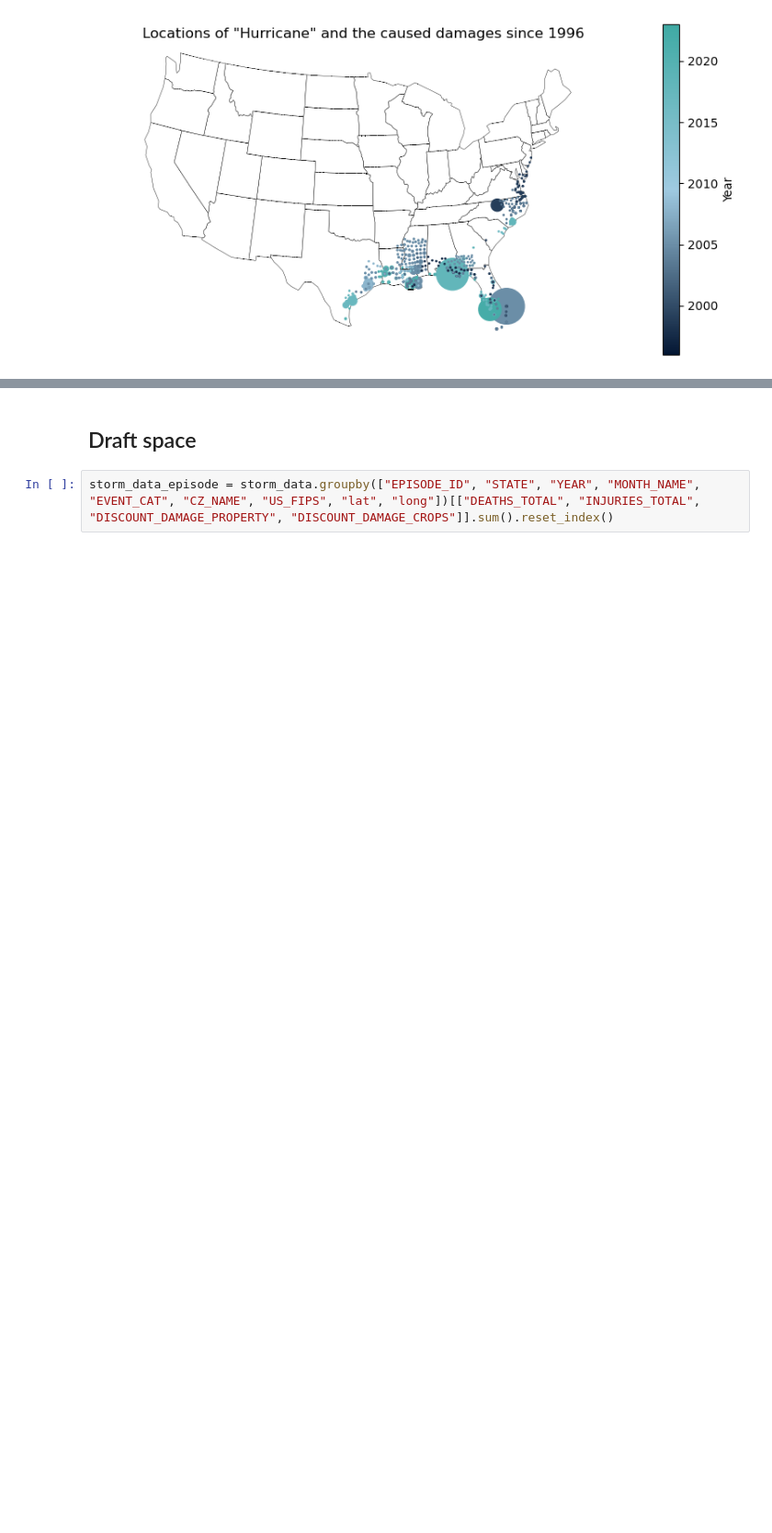
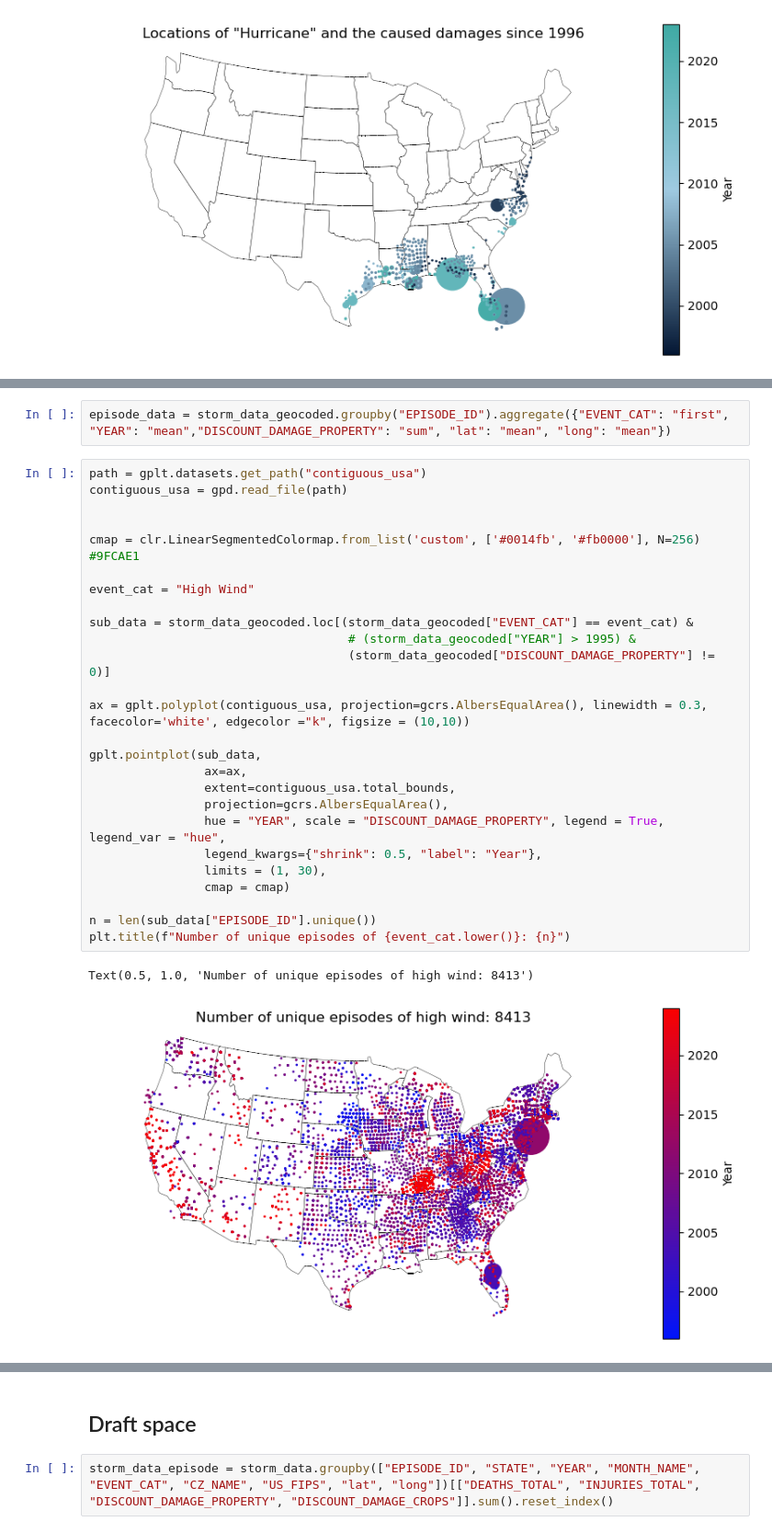
Before and after one commit to EtienneCap/USHazardModelling, a Jupyter notebook: Notebooks/exploratory_data_analysis.ipynb, the cells around one changed output, grey strips where cells are left out. Shown at 92% size. Cells and saved outputs as stored; diff of their text form; blank space fills up the shorter version.

```diff
--- a/Notebooks/exploratory_data_analysis.ipynb
+++ b/Notebooks/exploratory_data_analysis.ipynb
@@ -393,0 +391,31 @@ plt.title(f'Locations of "{event_cat}" and the caused damages since 1996');
+# %%
+episode_data = storm_data_geocoded.groupby("EPISODE_ID").aggregate({"EVENT_CAT": "first", "YEAR": "mean","DISCOUNT_DAMAGE_PROPERTY": "sum", "lat": "mean", "long": "mean"})
+# %%
+path = gplt.datasets.get_path("contiguous_usa")
+contiguous_usa = gpd.read_file(path)
+
+
+cmap = clr.LinearSegmentedColormap.from_list('custom', ['#0014fb', '#fb0000'], N=256) #9FCAE1
+
+event_cat = "High Wind"
+
+sub_data = storm_data_geocoded.loc[(storm_data_geocoded["EVENT_CAT"] == event_cat) &
+                                    # (storm_data_geocoded["YEAR"] > 1995) &
+                                    (storm_data_geocoded["DISCOUNT_DAMAGE_PROPERTY"] != 0)]
+
+ax = gplt.polyplot(contiguous_usa, projection=gcrs.AlbersEqualArea(), linewidth = 0.3, facecolor='white', edgecolor ="k", figsize = (10,10))
+
+gplt.pointplot(sub_data,
+                ax=ax,
+                extent=contiguous_usa.total_bounds,
+                projection=gcrs.AlbersEqualArea(),
+                hue = "YEAR", scale = "DISCOUNT_DAMAGE_PROPERTY", legend = True, legend_var = "hue",
+                legend_kwargs={"shrink": 0.5, "label": "Year"},
+                limits = (1, 30),
+                cmap = cmap)
+
+n = len(sub_data["EPISODE_ID"].unique())
+plt.title(f"Number of unique episodes of {event_cat.lower()}: {n}")
+# %% [output]
+Text(0.5, 1.0, 'Number of unique episodes of high wind: 8413')
+[figure, added]
```
Also changed, not shown: parts of 35 cells of this notebook.
